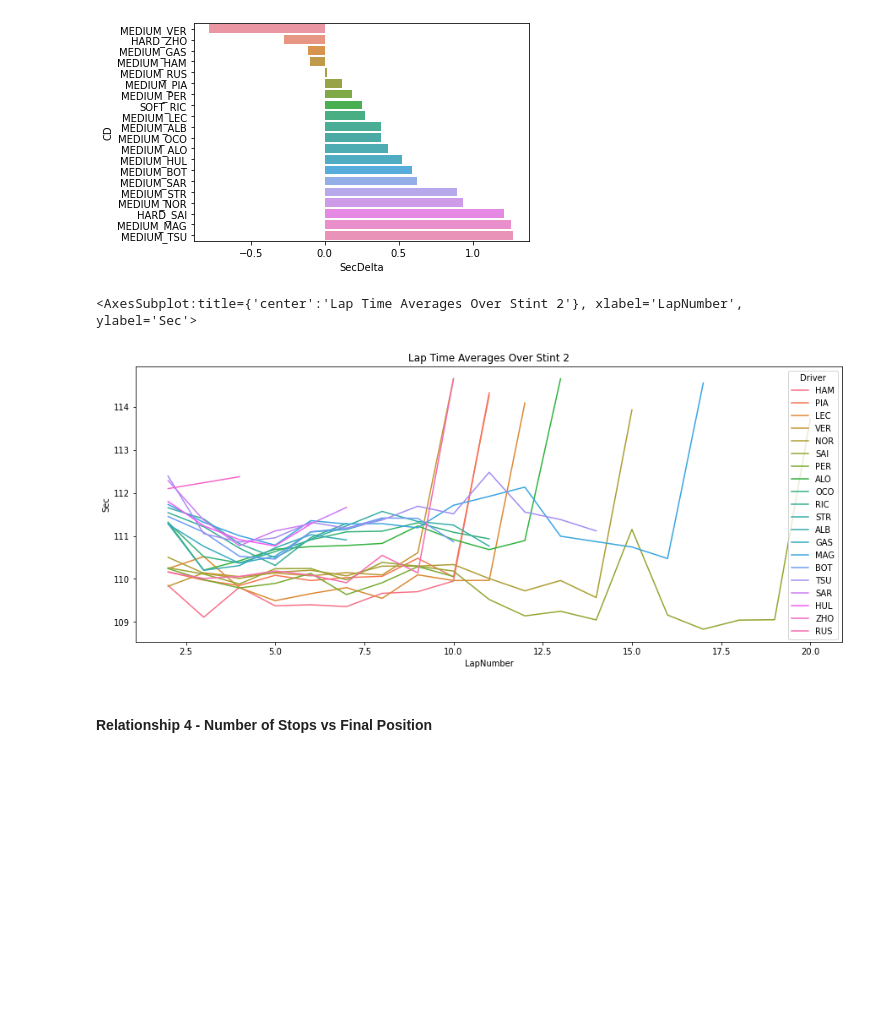
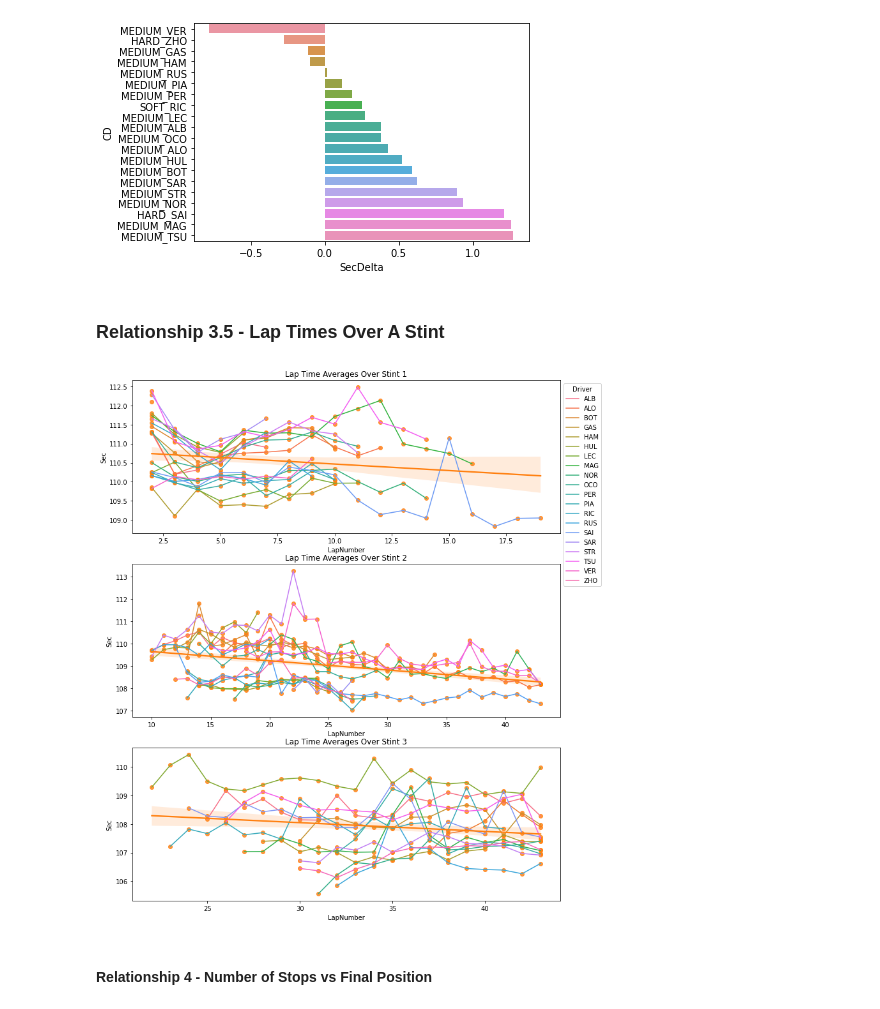
Before and after one commit to MyNameIsCalvinDavis/Data-Science, a Jupyter notebook: F1/F1.ipynb, the cells around one changed output. Saved outputs shown, nothing was run; the diff lists cells and outputs as text; code cells hidden in the pictures; blank space fills up the shorter version.

```diff
--- a/F1/F1.ipynb
+++ b/F1/F1.ipynb
@@ -208,7 +208,7 @@ def convert_days_format_to_datetime(series, convert=True):
     assert type(series) == type(pd.Series())
     times = []
     cp = series.copy().astype(str)
-    for t in series:
+    for t in cp:
         if len(t) > 4:
             # 0 Days HHMMSS.XX
             a = t.split(" ")[2]
@@ -1475,19 +1463,38 @@ g = sns.barplot(data=lapsg, y="CD", x="SecDelta")
 # plt.xticks(rotation=80);
 # %% [output]
 [figure]
+# %% [markdown]
+### Relationship 3.5 - Lap Times Over A Stint
 # %%
-lapsg = laps_raw[laps_raw["EventName"] == race][laps_raw["Stint"] == 1][laps_raw["LapNumber"] > 1][["Driver", "Sec", "LapNumber"]]
-lapsg = lapsg[lapsg["Sec"] < lapsg["Sec"].quantile(0.95)]
-fig = plt.figure(figsize=(15,6))
-gs = gridspec.GridSpec(1,1)
-ax = fig.add_subplot(gs[0,0])
-ax.set_title("Lap Time Averages Over Stint {}".format(2))
+lapsg = laps_raw[laps_raw["EventName"] == race][["Driver", "Sec", "LapNumber", "Stint"]]
+lapsg = lapsg[lapsg["Sec"] < lapsg["Sec"].quantile(0.99)]
+lapsg = lapsg.groupby(["Driver", "Stint"]).apply(lambda x: x.iloc[1:-1])
+fig = plt.figure(figsize=(12,15))
+gs = gridspec.GridSpec(3,1, hspace=0.20)#, right=0.48, wspace=0.05)
+ax1 = fig.add_subplot(gs[0,0])
+ax2 = fig.add_subplot(gs[1,0])
+ax3 = fig.add_subplot(gs[2,0])
 
-sns.lineplot(data=lapsg, y="Sec", x="LapNumber", hue="Driver")
+ax1.set_title("Lap Time Averages Over Stint 1")
+ax2.set_title("Lap Time Averages Over Stint 2")
+ax3.set_title("Lap Time Averages Over Stint 3")
+
+
+sns.lineplot(data=lapsg[lapsg["Stint"] == 1], y="Sec", x="LapNumber", hue="Driver", ax=ax1)
+sns.lineplot(data=lapsg[lapsg["Stint"] == 2], y="Sec", x="LapNumber", hue="Driver", ax=ax2)
+sns.lineplot(data=lapsg[lapsg["Stint"] == 3], y="Sec", x="LapNumber", hue="Driver", ax=ax3)
+
+ax2.legend_.remove()
+ax3.legend_.remove()
+
+sns.regplot(y="Sec", x="LapNumber", data=lapsg[lapsg["Stint"] == 1], ax=ax1);
+sns.regplot(y="Sec", x="LapNumber", data=lapsg[lapsg["Stint"] == 2], ax=ax2);
+sns.regplot(y="Sec", x="LapNumber", data=lapsg[lapsg["Stint"] == 3], ax=ax3);
+
 # Need: For every stint group, kill the last lap
+sns.move_legend(ax1, "upper left", bbox_to_anchor=(1, 1))
 # %% [output]
-<AxesSubplot:title={'center':'Lap Time Averages Over Stint 2'}, xlabel='LapNumber', ylabel='Sec'>
-[figure, old version]
+[figure, new version]
 # %% [markdown]
 #### Relationship 4 - Number of Stops vs Final Position
 # %% [markdown]
```
Also changed, not shown: parts of 10 cells of this notebook.
